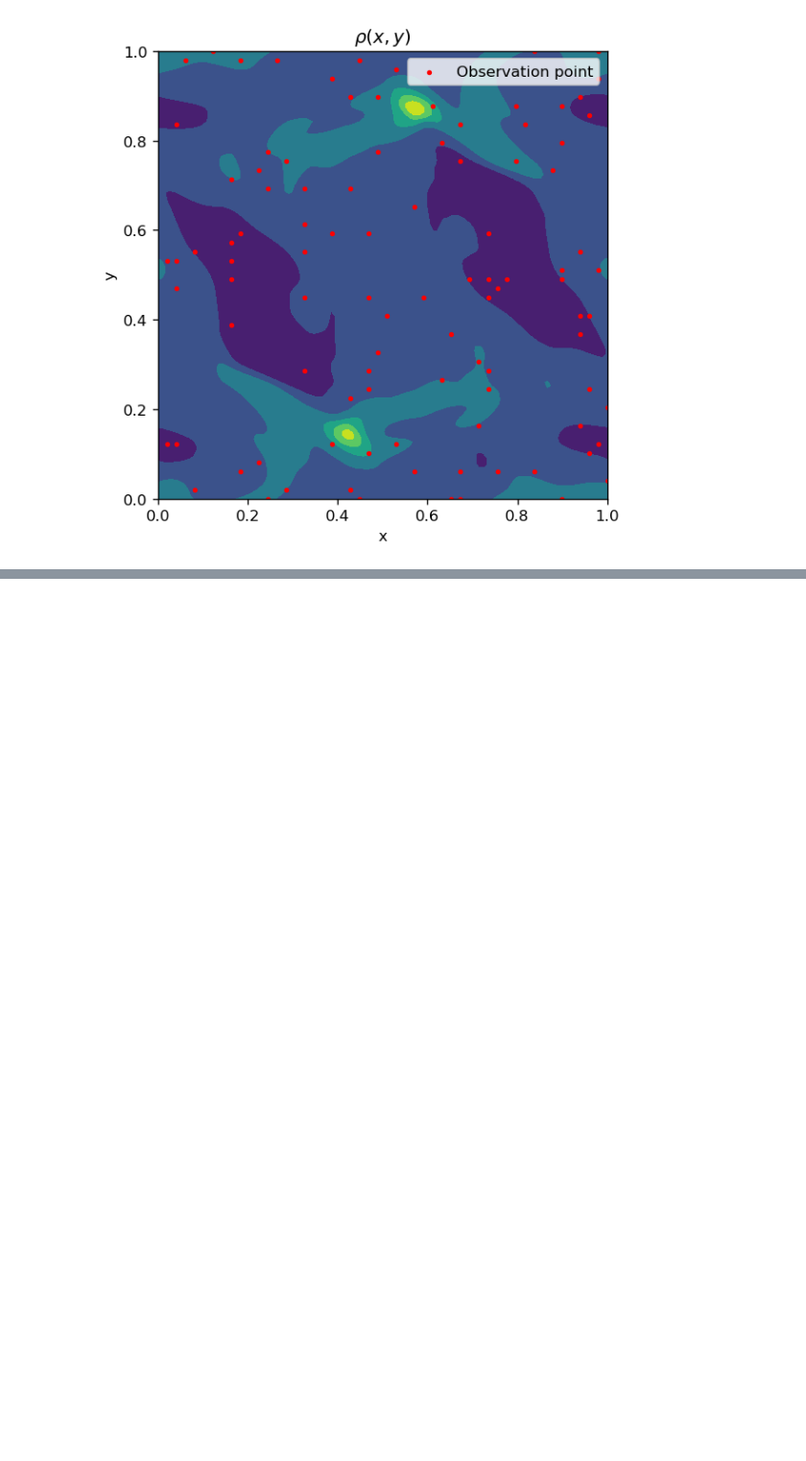
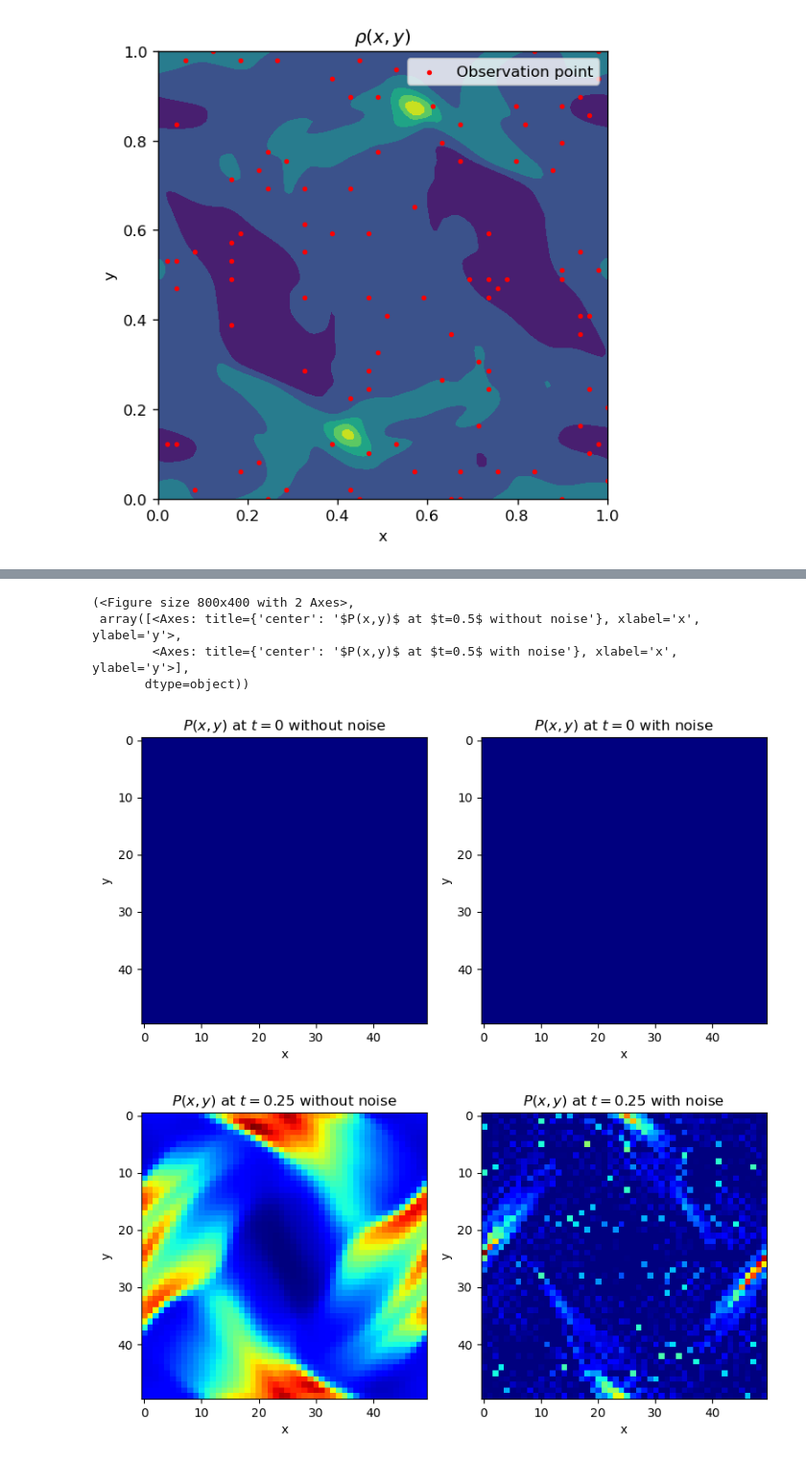
Before and after one commit to ZINZINBIN/Data-assimilation-MHD-turbulence, a Jupyter notebook: plot.ipynb, the cells around one changed output, grey strips where cells are left out. Shown at 96% size. Cells and saved outputs as stored; diff of their text form; code cells hidden in the pictures; blank space fills up the shorter version.

```diff
--- a/plot.ipynb
+++ b/plot.ipynb
@@ -59,0 +83,18 @@ fig.tight_layout()
+# %%
+from src.env.util import generate_comparison_snapshot
+
+measure = np.load("./data/P/np_100_ne_100_sx_0.01_sz_0.01/pressure_measure.npy")
+estimate = np.load("./data/P/np_100_ne_100_sx_0.01_sz_0.01/pressure_estimate.npy")
+
+T = estimate.shape[-1]
+
+generate_comparison_snapshot(measure[:,:,0], estimate[:,:,0], "results/temp", "pressure_comparison_init.png", r"$P(x,y)$ at $t=0$")
+generate_comparison_snapshot(measure[:,:,T//2], estimate[:,:,T//2], "results/temp", "pressure_comparison_mid.png", r"$P(x,y)$ at $t=0.25$")
+generate_comparison_snapshot(measure[:,:,-1], estimate[:,:,-1], "results/temp", "pressure_comparison.png", r"$P(x,y)$ at $t=0.5$")
+# %% [output]
+(<Figure size 800x400 with 2 Axes>,
+ array([<Axes: title={'center': '$P(x,y)$ at $t=0.5$ without noise'}, xlabel='x', ylabel='y'>,
+        <Axes: title={'center': '$P(x,y)$ at $t=0.5$ with noise'}, xlabel='x', ylabel='y'>],
+       dtype=object))
+[figure, added]
+[figure, added]
```
Also changed, not shown: parts of 7 cells of this notebook, 10 other files.
